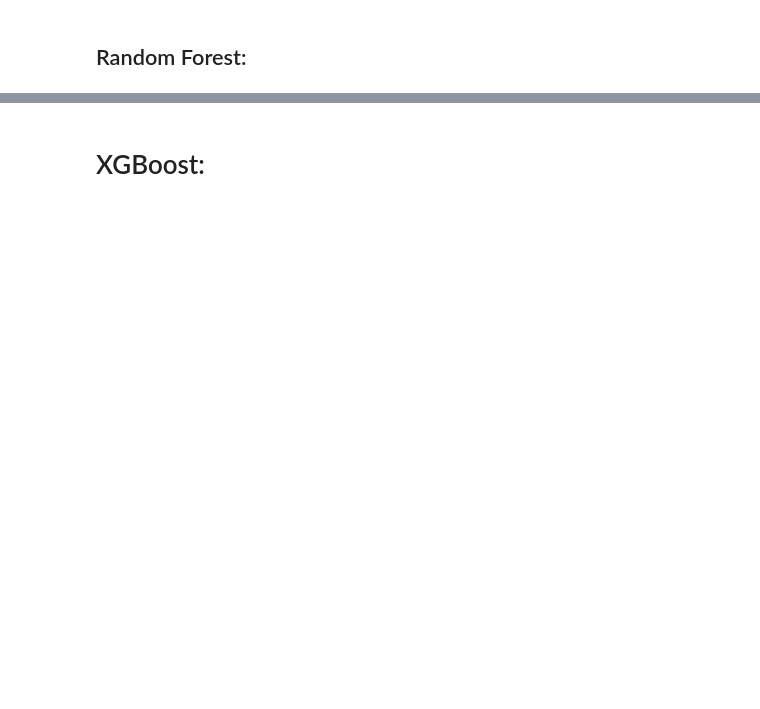
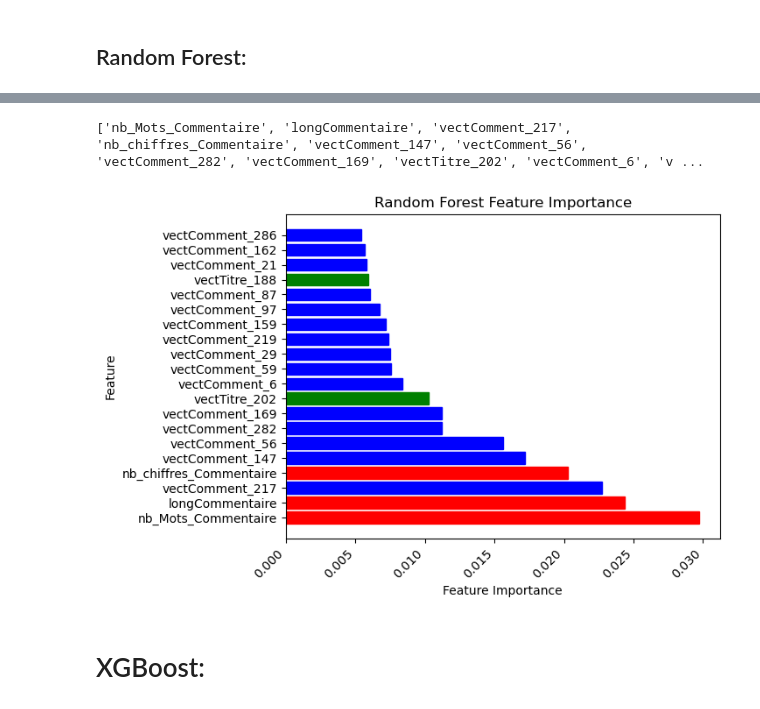
Before and after one commit to Mickael-Galliez/mai23_cds_supply_chain, a Jupyter notebook: Test Joan - Sentiment Prediction - FastText Word Embedding.ipynb, the cells around one changed output, grey strips where cells are left out. Drawn from its saved outputs; the diff is of its cells as text; code cells hidden in the pictures; blank space fills up the shorter version.

Commit message:
Update Test Joan - Sentiment Prediction - FastText Word Embedding.ipynb
nombreuses modifications de derniere minute...

```diff
--- a/Test Joan - Sentiment Prediction - FastText Word Embedding.ipynb
+++ b/Test Joan - Sentiment Prediction - FastText Word Embedding.ipynb
@@ -70,4 +73,4 @@ df_test.head(10)
 from gensim.models import FastText
 
 # Replace 'path/to/pretrained/embeddings' with the actual path to your downloaded embeddings file
-model = FastText.load_fasttext_format("FastText/cc.fr.300.bin.gz")
+model_Ft = FastText.load_fasttext_format("FastText/cc.fr.300.bin.gz")
@@ -83,12 +88,12 @@ def preprocess_text(text):
 # Apply FastText embeddings to each element in the Series
 def get_text_embedding(text):
     preprocessed_text = preprocess_text(text)
-    word_embeddings = [model.wv[word] for word in preprocessed_text if word in model.wv.key_to_index]
+    word_embeddings = [model_Ft.wv[word] for word in preprocessed_text if word in model_Ft.wv.key_to_index]
 
     if word_embeddings:
         text_embedding = np.mean(word_embeddings, axis=0)  # Use mean for aggregation
     else:
-        text_embedding = np.zeros(model.vector_size)  # Use zero vector if no embeddings found
+        text_embedding = np.zeros(model_Ft.vector_size)  # Use zero vector if no embeddings found
 
     return text_embedding
 # %%
@@ -182,0 +192,13 @@ confusion_matrix
+# %%
+clf = joblib.load('dataBase_models/modelisation2_randFor_n_100_minsamplessplit_2_minsamplesleaf_1_maxfeatures_auto.pkl')
+
+# (e) Entraînement du classificateur sur l'ensemble d'entraînement.
+
+y_pred = clf.predict(X_test)
+
+# (f) Affichage du rapport de classification du modèle Gradient Boosting.
+print("Rapport de classification :\n", classification_report(y_test, y_pred))
+
+# (g) Calcul et affichage de la matrice de confusion.
+confusion_matrix = pd.crosstab(y_test, y_pred, rownames=['Classe réelle'], colnames=['Classe prédite'])
+print(confusion_matrix)
@@ -183,3 +229,38 @@ confusion_matrix
+# %%
+clf = joblib.load('dataBase_models/modelisation2_randFor_n_100_minsamplessplit_5_minsamplesleaf_1_maxfeatures_sqrt.pkl')
+
+
+feature_importances = clf.steps[-1][1].feature_importances_
+
+
+# Sort indices based on importance
+sorted_indices = np.argsort(feature_importances)[::-1]
+
+top_n = 20
+top_indices = sorted_indices[:top_n]
+
+# Plot feature importance
+barlist = plt.barh(range(top_n), feature_importances[top_indices])
+plt.yticks(range(top_n), X_train.columns[top_indices])
+plt.ylabel('Feature')
+plt.xlabel('Feature Importance')
+plt.title('Random Forest Feature Importance')
+plt.xticks(rotation=45,ha='right')
+
+top_features = X_train.columns[top_indices].to_list()
+print(top_features)
+for i in range(len(top_features)):
+    if 'vectTitre_' in top_features[i]:
+        barlist[i].set_color('g')
+    elif 'vectComment_' in top_features[i]:
+        barlist[i].set_color('b')
+    else:
+        barlist[i].set_color('r')
+
+plt.show()
+# %% [output]
+['nb_Mots_Commentaire', 'longCommentaire', 'vectComment_217', 'nb_chiffres_Commentaire', 'vectComment_147', 'vectComment_56', 'vectComment_282', 'vectComment_169', 'vectTitre_202', 'vectComment_6', 'v ...
+[figure, added]
 # %% [markdown]
 # XGBoost:
 # %%
```
Also changed, not shown: parts of 58 cells of this notebook.
